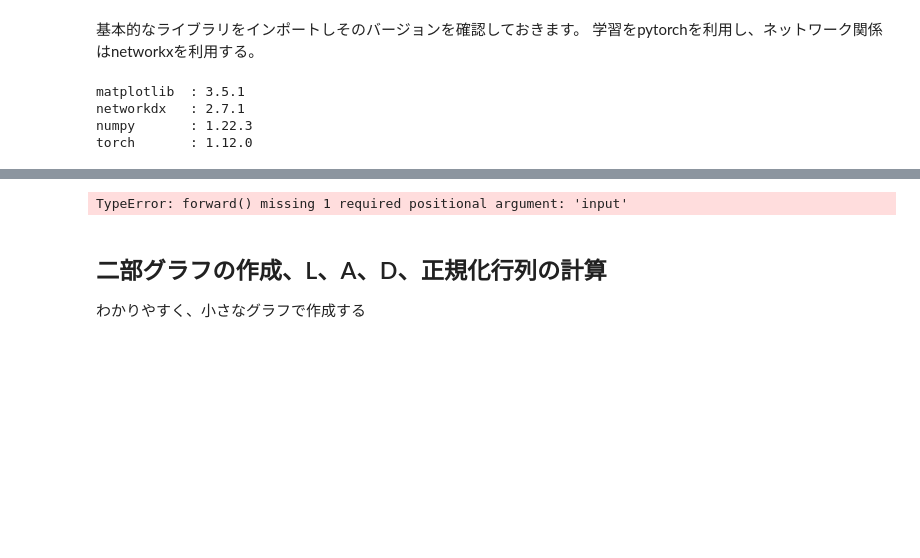
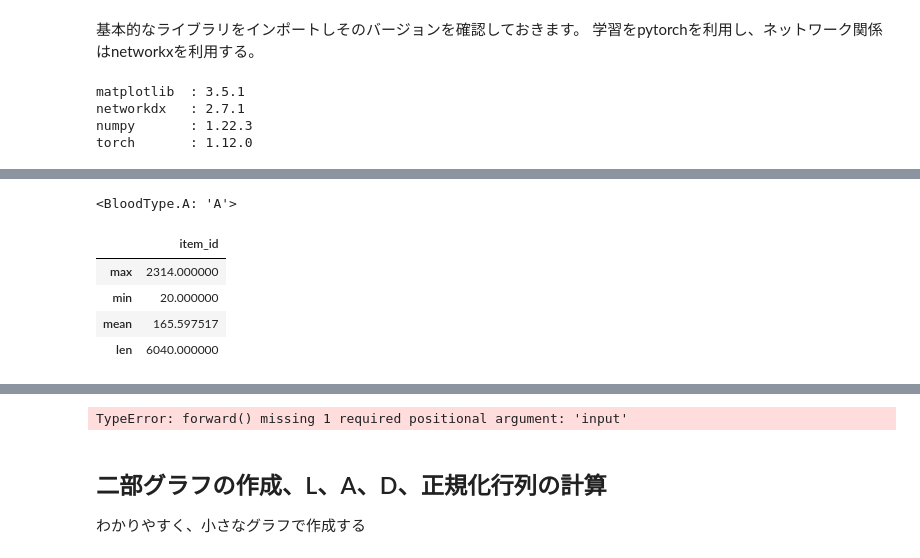
Before and after one commit to hiroshi0530/wa-src, a Jupyter notebook: rec/gr/mf_nb.ipynb, the cells around one changed output, grey strips where cells are left out. Drawn from its saved outputs; the diff is of its cells as text; code cells hidden in the pictures; blank space fills up the shorter version.

```diff
--- a/rec/gr/mf_nb.ipynb
+++ b/rec/gr/mf_nb.ipynb
@@ -70,0 +134,19 @@ torch       : 1.12.0
+# %%
+class BloodType(Enum):
+    A = 'A'
+    B = 'B'
+    O = 'O'
+    AB = 'AB'
+
+BloodType('A')
+# %% [output]
+<BloodType.A: 'A'>
+# %%
+df.groupby('user_id').agg({'item_id': len}).sort_values(by='item_id', ascending=False).tail()
+df.groupby('user_id').agg({'item_id': len}).agg({'item_id': [max, min, np.mean, len]})
+# %% [output]
+|  | item_id |
+| max | 2314.000000 |
+| min | 20.000000 |
+| mean | 165.597517 |
+| len | 6040.000000 |
```
Also changed, not shown: parts of 24 cells of this notebook, 5 other files.
